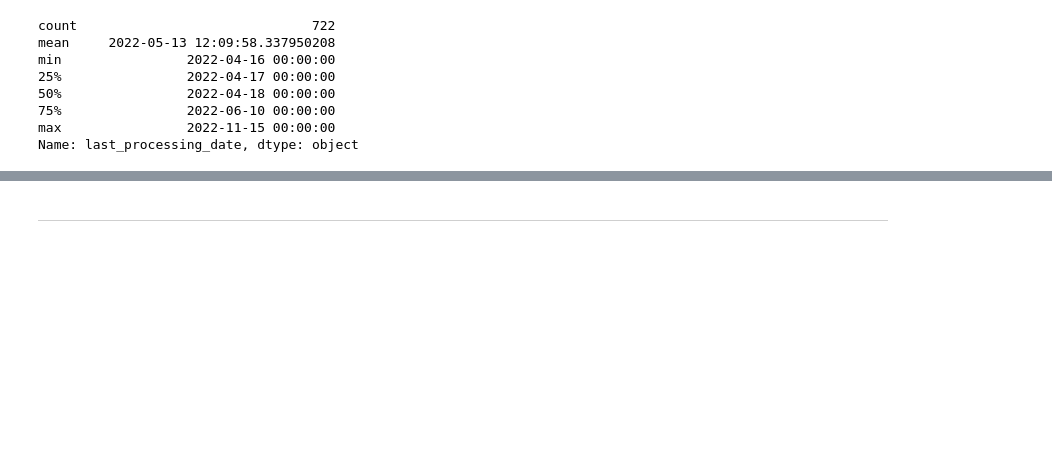
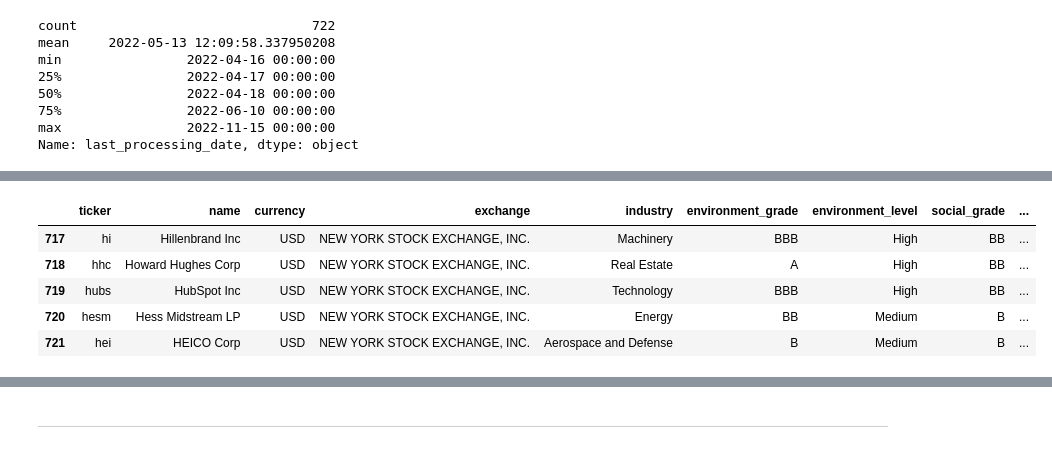
Before and after one commit to ColmHH/esg_corporate_analysis, a Jupyter notebook: jupyter_notebooks/esg_corporate_analysis.ipynb, the cells around one changed output, grey strips where cells are left out. Saved outputs shown, nothing was run; the diff lists cells and outputs as text; code cells hidden in the pictures; blank space fills up the shorter version.

```diff
--- a/jupyter_notebooks/esg_corporate_analysis.ipynb
+++ b/jupyter_notebooks/esg_corporate_analysis.ipynb
@@ -437,0 +486,9 @@ TBC
+# %%
+df_clean.tail()
+# %% [output]
+|  | ticker | name | currency | exchange | industry | environment_grade | environment_level | social_grade | ... |
+| 717 | hi | Hillenbrand Inc | USD | NEW YORK STOCK EXCHANGE, INC. | Machinery | BBB | High | BB | ... |
+| 718 | hhc | Howard Hughes Corp | USD | NEW YORK STOCK EXCHANGE, INC. | Real Estate | A | High | BB | ... |
+| 719 | hubs | HubSpot Inc | USD | NEW YORK STOCK EXCHANGE, INC. | Technology | BBB | High | BB | ... |
+| 720 | hesm | Hess Midstream LP | USD | NEW YORK STOCK EXCHANGE, INC. | Energy | BB | Medium | B | ... |
+| 721 | hei | HEICO Corp | USD | NEW YORK STOCK EXCHANGE, INC. | Aerospace and Defense | B | Medium | B | ... |
```
Also changed, not shown: parts of 6 cells of this notebook.
